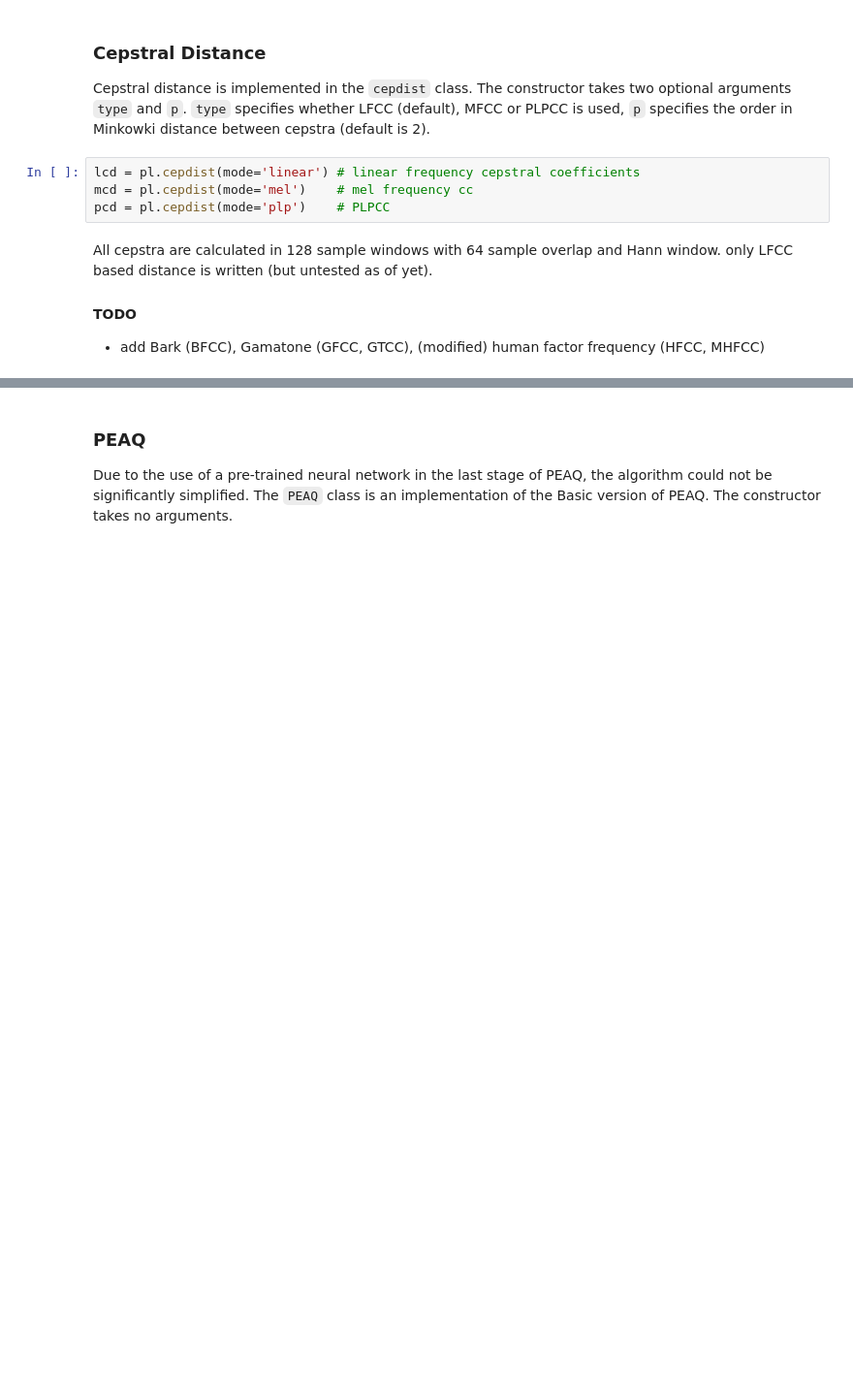
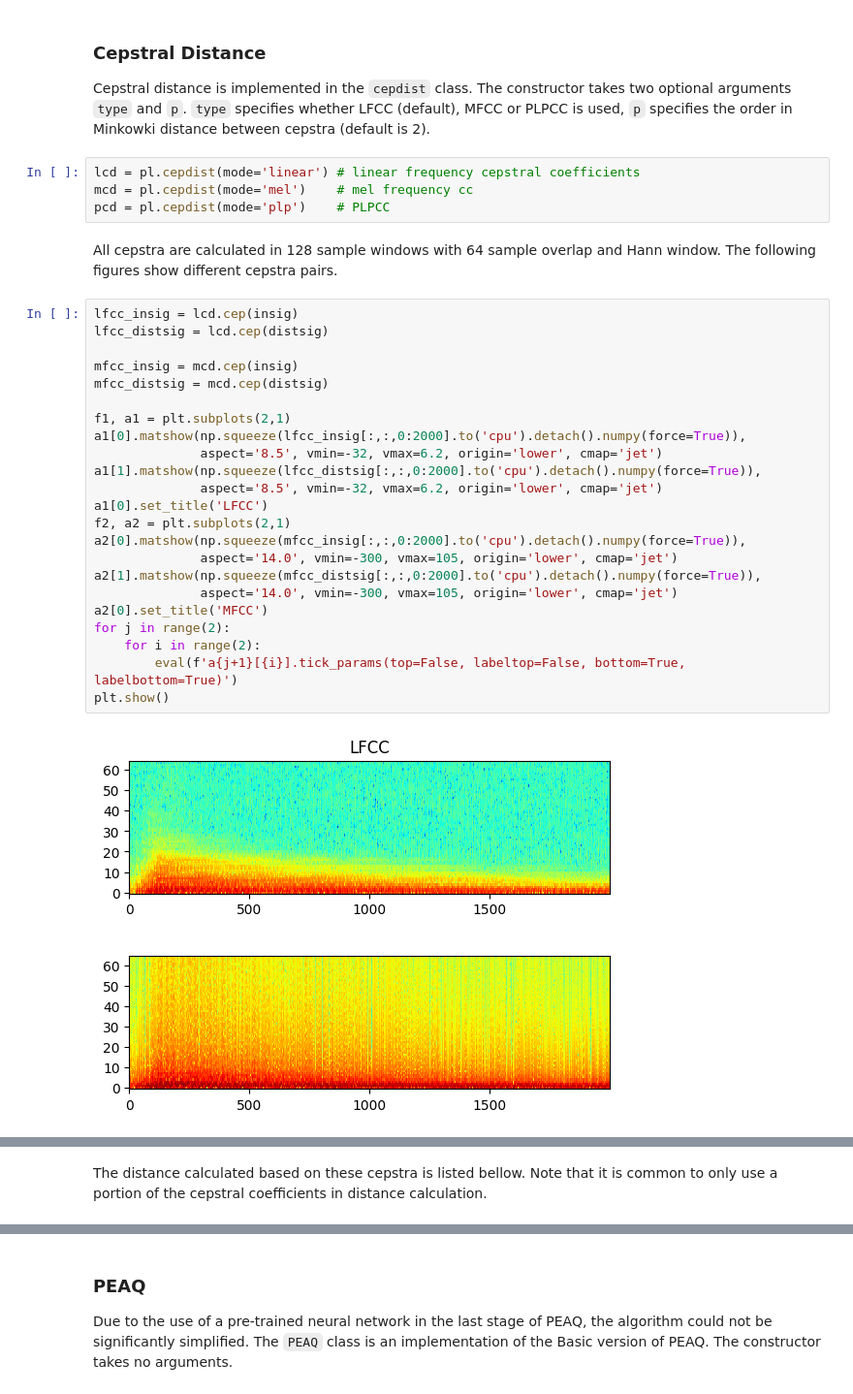
Before and after one commit to Mhuzvar/percloss, a Jupyter notebook: notes.ipynb, the cells around one changed output, grey strips where cells are left out. Shown: that part at 97% size. Saved outputs shown, nothing was run; the diff lists cells and outputs as text; blank space fills up the shorter version.

Commit message:
250626 cepstral distance update

```diff
--- a/notes.ipynb
+++ b/notes.ipynb
@@ -306,8 +306,29 @@ mcd = pl.cepdist(mode='mel')    # mel frequency cc
 pcd = pl.cepdist(mode='plp')    # PLPCC
 # %% [markdown]
 All cepstra are calculated in 128 sample windows with 64 sample overlap and Hann window.
-only LFCC based distance is written (but untested as of yet).
-
-#### TODO
-
-- add Bark (BFCC), Gamatone (GFCC, GTCC), (modified) human factor frequency (HFCC, MHFCC)
+The following figures show different cepstra pairs.
+# %%
+lfcc_insig = lcd.cep(insig)
+lfcc_distsig = lcd.cep(distsig)
+
+mfcc_insig = mcd.cep(insig)
+mfcc_distsig = mcd.cep(distsig)
+
+f1, a1 = plt.subplots(2,1)
+a1[0].matshow(np.squeeze(lfcc_insig[:,:,0:2000].to('cpu').detach().numpy(force=True)),
+              aspect='8.5', vmin=-32, vmax=6.2, origin='lower', cmap='jet')
+a1[1].matshow(np.squeeze(lfcc_distsig[:,:,0:2000].to('cpu').detach().numpy(force=True)),
+              aspect='8.5', vmin=-32, vmax=6.2, origin='lower', cmap='jet')
+a1[0].set_title('LFCC')
+f2, a2 = plt.subplots(2,1)
+a2[0].matshow(np.squeeze(mfcc_insig[:,:,0:2000].to('cpu').detach().numpy(force=True)),
+              aspect='14.0', vmin=-300, vmax=105, origin='lower', cmap='jet')
+a2[1].matshow(np.squeeze(mfcc_distsig[:,:,0:2000].to('cpu').detach().numpy(force=True)),
+              aspect='14.0', vmin=-300, vmax=105, origin='lower', cmap='jet')
+a2[0].set_title('MFCC')
+for j in range(2):
+    for i in range(2):
+        eval(f'a{j+1}[{i}].tick_params(top=False, labeltop=False, bottom=True, labelbottom=True)')
+plt.show()
+# %% [output]
+[figure, added]
@@ -313,0 +336,3 @@ only LFCC based distance is written (but untested as of yet).
+# %% [markdown]
+The distance calculated based on these cepstra is listed bellow.
+Note that it is common to only use a portion of the cepstral coefficients in distance calculation.
```
Also changed, not shown: parts of 4 cells of this notebook, 1 other file.
